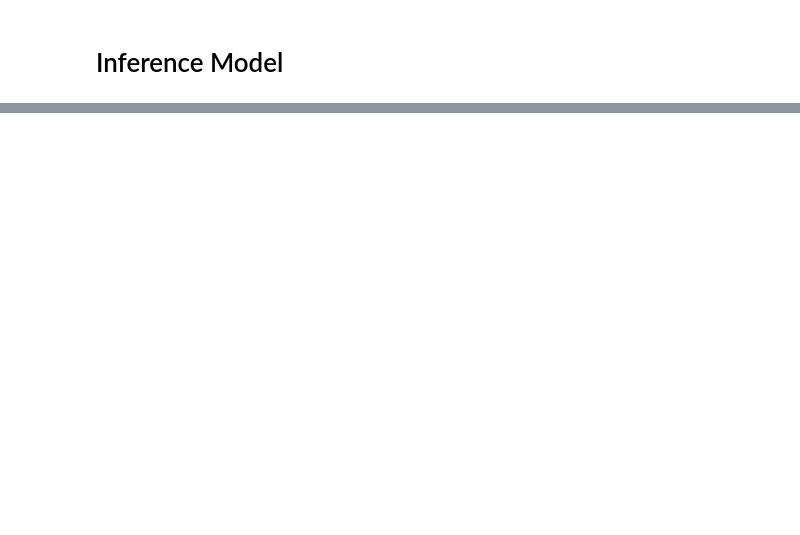
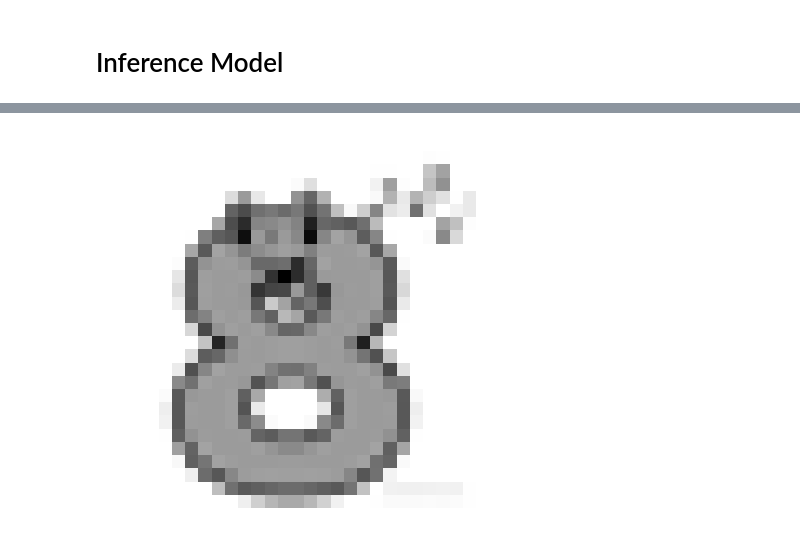
Before and after one commit to muhakbarhamid21/digit-recognition, a Jupyter notebook: notebook.ipynb, the cells around one changed output, grey strips where cells are left out. Cells and saved outputs as stored; diff of their text form; code cells hidden in the pictures; blank space fills up the shorter version.

```diff
--- a/notebook.ipynb
+++ b/notebook.ipynb
@@ -316,0 +324,10 @@ zsh:1: command not found: tensorflowjs_converter
+# %%
+img = img.convert('L')
+
+img = img.resize((28, 28))
+
+plt.imshow(img, cmap='gray')
+plt.axis('off')
+plt.show()
+# %% [output]
+[figure, added]
```
Also changed, not shown: parts of 19 cells of this notebook.
